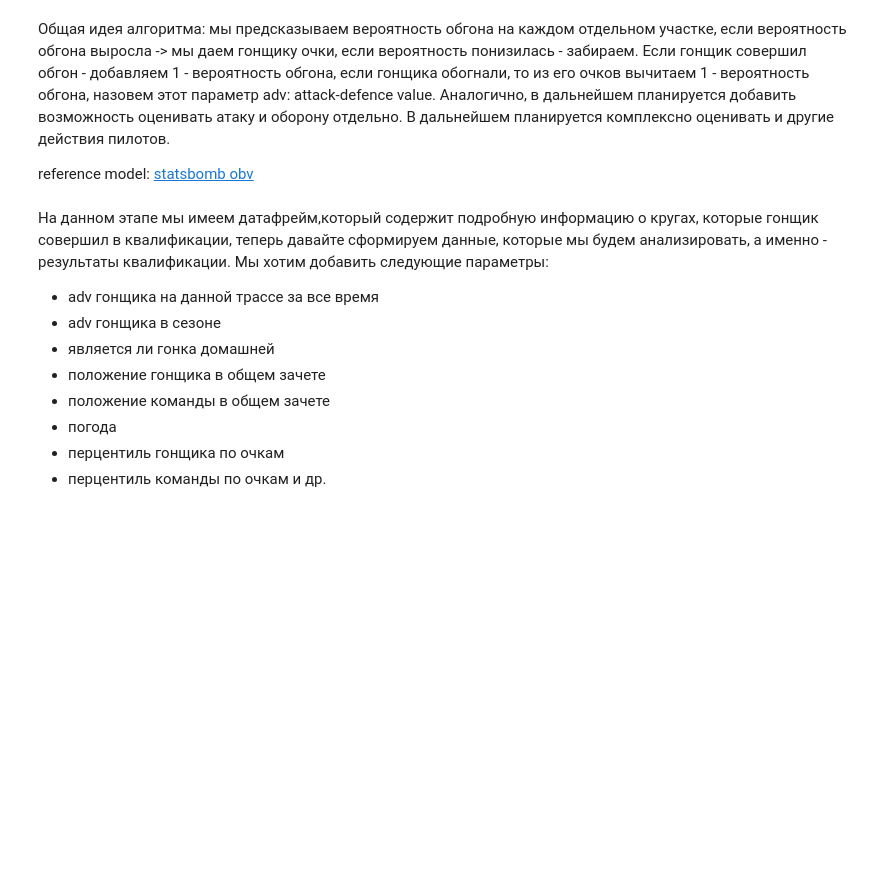
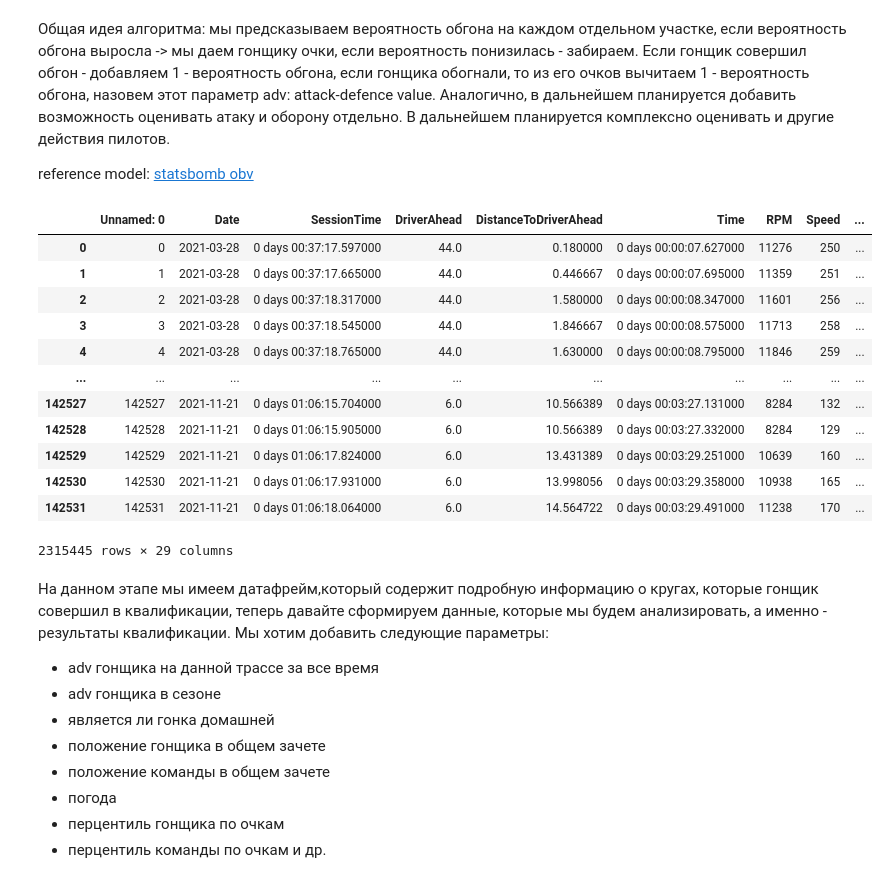
Before and after one commit to BuzzErR/f1analysis, a Jupyter notebook: Formula/main.ipynb, the cells around one changed output. Drawn from its saved outputs; the diff is of its cells as text; code cells hidden in the pictures; blank space fills up the shorter version.

Commit message:
pre final version, fix for preprocessing data added

```diff
--- a/Formula/main.ipynb
+++ b/Formula/main.ipynb
@@ -412,6 +419,62 @@ for driver in X['DriverNumber'].unique():
     X.loc[X['DriverNumber'] == driver, 'points_gained'] = driver_df['points_gained']
 
 X['points_gained'] = X['points_gained'].fillna(0)
+# %%
+data_to_process['points_gained'] = X['points_gained']
+data_to_process['probability_of_overtake'] = X['probability_of_overtake']
+# %%
+def transform_date(date):
+    return date.split()[0]
+
+data_to_process['Date'] = data_to_process['Date'].map(lambda date: transform_date(date))
+# %%
+drivers_data = {}
+
+data_to_process['DriverCode'] = ''
+
+for name, group in data_to_process.groupby('Date'):
+    year = group.iloc[0]['Date'].split()[0].split('-')[0]
+    drivers_codes = requests.get(f'http://ergast.com/api/f1/{year}/drivers.json').json()['MRData']["DriverTable"]['Drivers']
+    drivers_codes = pd.DataFrame.from_dict(drivers_codes)
+    drivers_codes = drivers_codes.set_index('permanentNumber')
+    group['DriverCode'] = group['DriverNumber'].map(lambda number: drivers_codes.loc[str(int(number))]['code'])
+    group['DriverAheadCode'] = group['DriverAhead'].map(lambda number: drivers_codes.loc[str(int(number))]['code'])
+
+    sorted_data = group.sort_values(by=['SessionTime'])
+
+    for driver in pd.unique(group['DriverCode']):
+        driver_ahead = sorted_data[sorted_data['DriverCode'] == driver]['DriverAheadCode'].iloc[0]
+        drivers_data[driver] = {'DriverAhead': driver_ahead, 'Points': 0}
+
+
+    for _, row in group.iterrows():
+        driver_code = row['DriverCode']
+        try:
+            if row['Overtake'] == 1:
+                drivers_data[row['DriverCode']]['Points'] += 1 - row['probability_of_overtake']
+                drivers_data[row['DriverAheadCode']]['Points'] -= 1 - row['probability_of_overtake']
+            else:
+                drivers_data[row['DriverCode']]['Points'] += row['points_gained']
+        except KeyError as e:
+            print(e)
+            continue
+        drivers_data[row['DriverCode']]['DriverAheadCode'] = row['DriverAheadCode']
+# %%
+data_to_process
+# %% [output]
+|  | Unnamed: 0 | Date | SessionTime | DriverAhead | DistanceToDriverAhead | Time | RPM | Speed | ... |
+| 0 | 0 | 2021-03-28 | 0 days 00:37:17.597000 | 44.0 | 0.180000 | 0 days 00:00:07.627000 | 11276 | 250 | ... |
+| 1 | 1 | 2021-03-28 | 0 days 00:37:17.665000 | 44.0 | 0.446667 | 0 days 00:00:07.695000 | 11359 | 251 | ... |
+| 2 | 2 | 2021-03-28 | 0 days 00:37:18.317000 | 44.0 | 1.580000 | 0 days 00:00:08.347000 | 11601 | 256 | ... |
+| 3 | 3 | 2021-03-28 | 0 days 00:37:18.545000 | 44.0 | 1.846667 | 0 days 00:00:08.575000 | 11713 | 258 | ... |
+| 4 | 4 | 2021-03-28 | 0 days 00:37:18.765000 | 44.0 | 1.630000 | 0 days 00:00:08.795000 | 11846 | 259 | ... |
+| ... | ... | ... | ... | ... | ... | ... | ... | ... | ... |
+| 142527 | 142527 | 2021-11-21 | 0 days 01:06:15.704000 | 6.0 | 10.566389 | 0 days 00:03:27.131000 | 8284 | 132 | ... |
+| 142528 | 142528 | 2021-11-21 | 0 days 01:06:15.905000 | 6.0 | 10.566389 | 0 days 00:03:27.332000 | 8284 | 129 | ... |
+| 142529 | 142529 | 2021-11-21 | 0 days 01:06:17.824000 | 6.0 | 13.431389 | 0 days 00:03:29.251000 | 10639 | 160 | ... |
+| 142530 | 142530 | 2021-11-21 | 0 days 01:06:17.931000 | 6.0 | 13.998056 | 0 days 00:03:29.358000 | 10938 | 165 | ... |
+| 142531 | 142531 | 2021-11-21 | 0 days 01:06:18.064000 | 6.0 | 14.564722 | 0 days 00:03:29.491000 | 11238 | 170 | ... |
+2315445 rows × 29 columns
 # %% [markdown]
 На данном этапе мы имеем датафрейм,который содержит подробную информацию о кругах, которые гонщик совершил в квалификации, теперь давайте сформируем данные, которые мы будем анализировать, а именно - результаты квалификации. Мы хотим добавить следующие параметры:
 - adv гонщика на данной трассе за все время
```
Also changed, not shown: parts of 28 cells of this notebook, 1 other file.
